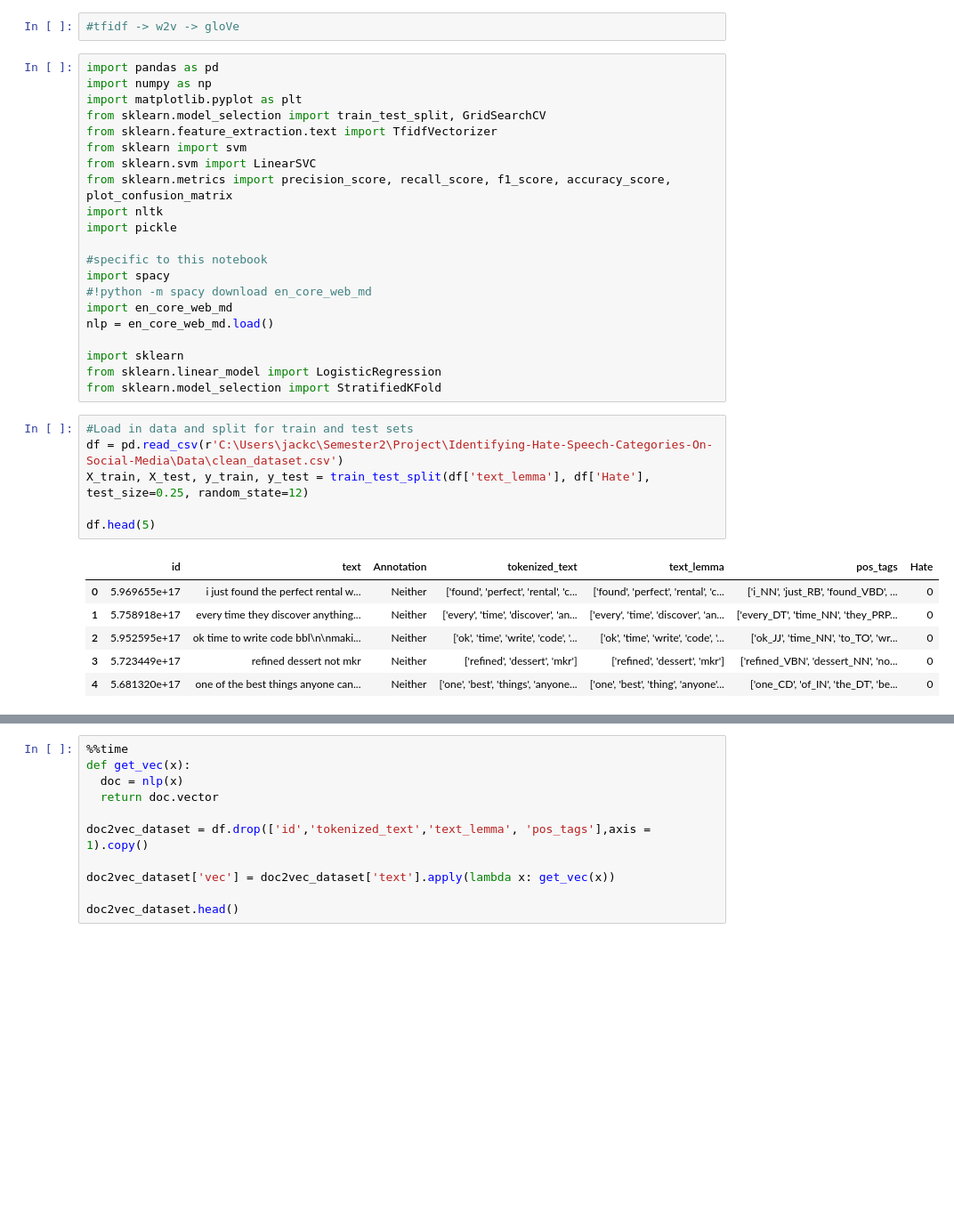
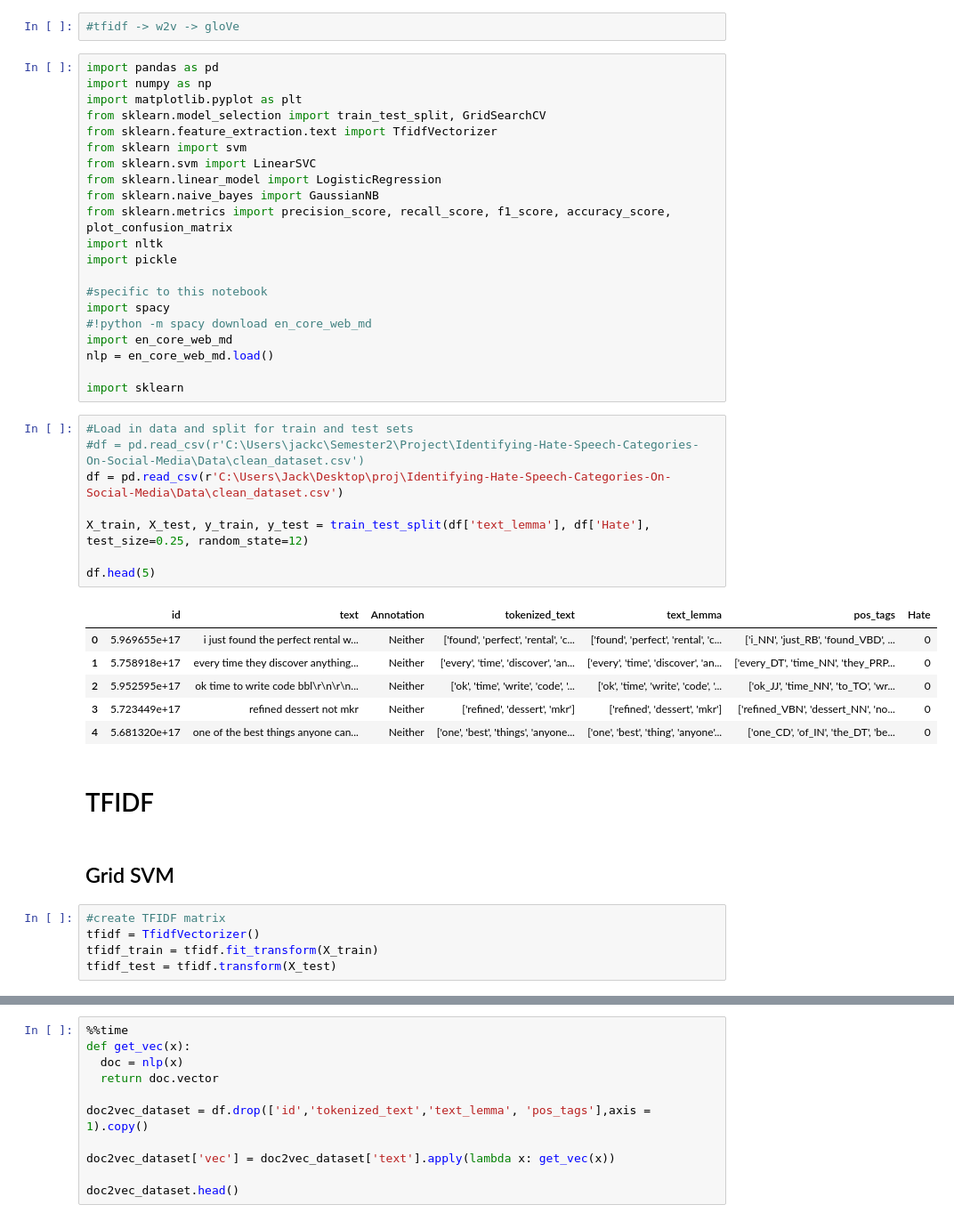
Before and after one commit to CracknellJ/Identifying-Hate-Speech-Categories-On-Social-Media, a Jupyter notebook: Code/models/Binary classification/Word Embeddings.ipynb, the cells around one changed output, grey strips where cells are left out. Shown at 89% size. Saved outputs shown, nothing was run; the diff lists cells and outputs as text; blank space fills up the shorter version.

```diff
--- a/Code/models/Binary classification/Word Embeddings.ipynb
+++ b/Code/models/Binary classification/Word Embeddings.ipynb
@@ -8,6 +8,8 @@ from sklearn.model_selection import train_test_split, GridSearchCV
 from sklearn.feature_extraction.text import TfidfVectorizer
 from sklearn import svm
 from sklearn.svm import LinearSVC
+from sklearn.linear_model import LogisticRegression
+from sklearn.naive_bayes import GaussianNB
 from sklearn.metrics import precision_score, recall_score, f1_score, accuracy_score, plot_confusion_matrix
 import nltk
 import pickle
@@ -19,18 +21,27 @@ import en_core_web_md
 nlp = en_core_web_md.load()
 
 import sklearn
-from sklearn.linear_model import LogisticRegression
-from sklearn.model_selection import StratifiedKFold
 # %%
 #Load in data and split for train and test sets
-df = pd.read_csv(r'C:\Users\jackc\Semester2\Project\Identifying-Hate-Speech-Categories-On-Social-Media\Data\clean_dataset.csv')
+#df = pd.read_csv(r'C:\Users\jackc\Semester2\Project\Identifying-Hate-Speech-Categories-On-Social-Media\Data\clean_dataset.csv')
+df = pd.read_csv(r'C:\Users\Jack\Desktop\proj\Identifying-Hate-Speech-Categories-On-Social-Media\Data\clean_dataset.csv')
+
 X_train, X_test, y_train, y_test = train_test_split(df['text_lemma'], df['Hate'], test_size=0.25, random_state=12)
 
 df.head(5)
 # %% [output]
 |  | id | text | Annotation | tokenized_text | text_lemma | pos_tags | Hate |
 | 0 | 5.969655e+17 | i just found the perfect rental w... | Neither | ['found', 'perfect', 'rental', 'c... | ['found', 'perfect', 'rental', 'c... | ['i_NN', 'just_RB', 'found_VBD', ... | 0 |
 | 1 | 5.758918e+17 | every time they discover anything... | Neither | ['every', 'time', 'discover', 'an... | ['every', 'time', 'discover', 'an... | ['every_DT', 'time_NN', 'they_PRP... | 0 |
-| 2 | 5.952595e+17 | ok time to write code bbl\n\nmaki... | Neither | ['ok', 'time', 'write', 'code', '... | ['ok', 'time', 'write', 'code', '... | ['ok_JJ', 'time_NN', 'to_TO', 'wr... | 0 |
+| 2 | 5.952595e+17 | ok time to write code bbl\r\n\r\n... | Neither | ['ok', 'time', 'write', 'code', '... | ['ok', 'time', 'write', 'code', '... | ['ok_JJ', 'time_NN', 'to_TO', 'wr... | 0 |
 | 3 | 5.723449e+17 | refined dessert not mkr | Neither | ['refined', 'dessert', 'mkr'] | ['refined', 'dessert', 'mkr'] | ['refined_VBN', 'dessert_NN', 'no... | 0 |
 | 4 | 5.681320e+17 | one of the best things anyone can... | Neither | ['one', 'best', 'things', 'anyone... | ['one', 'best', 'thing', 'anyone'... | ['one_CD', 'of_IN', 'the_DT', 'be... | 0 |
+# %% [markdown]
+# TFIDF
+# %% [markdown]
+## Grid SVM
+# %%
+#create TFIDF matrix
+tfidf = TfidfVectorizer()
+tfidf_train = tfidf.fit_transform(X_train)
+tfidf_test = tfidf.transform(X_test)
```
Also changed, not shown: parts of 18 cells of this notebook, 16 other files.
